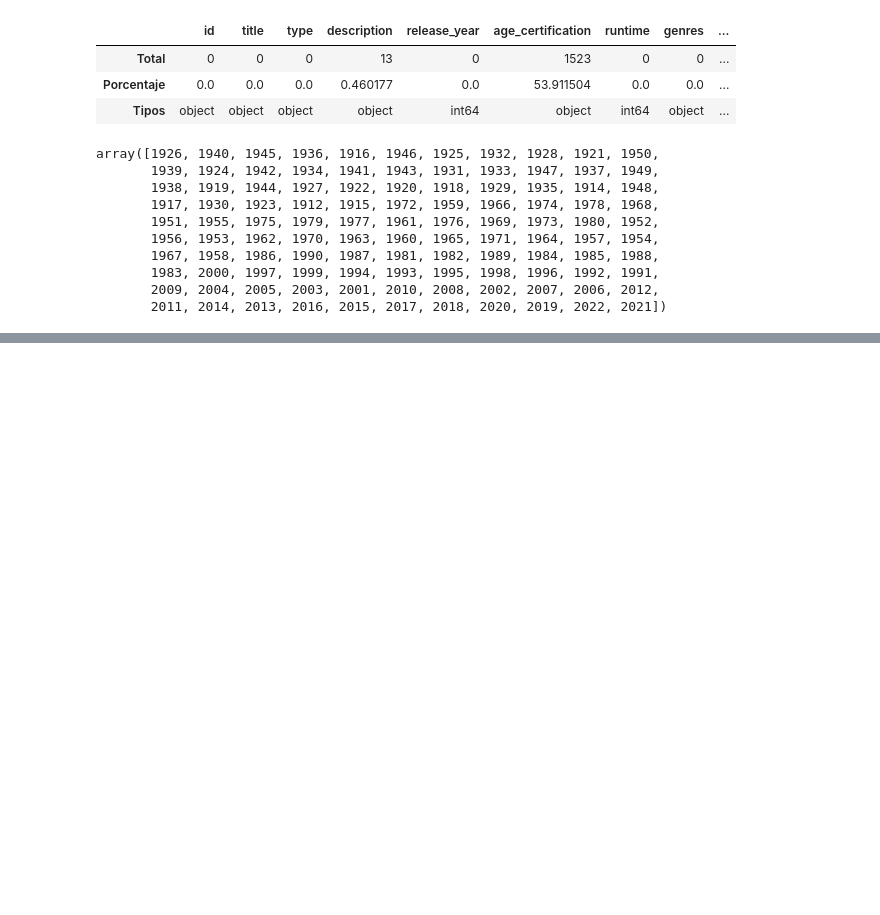
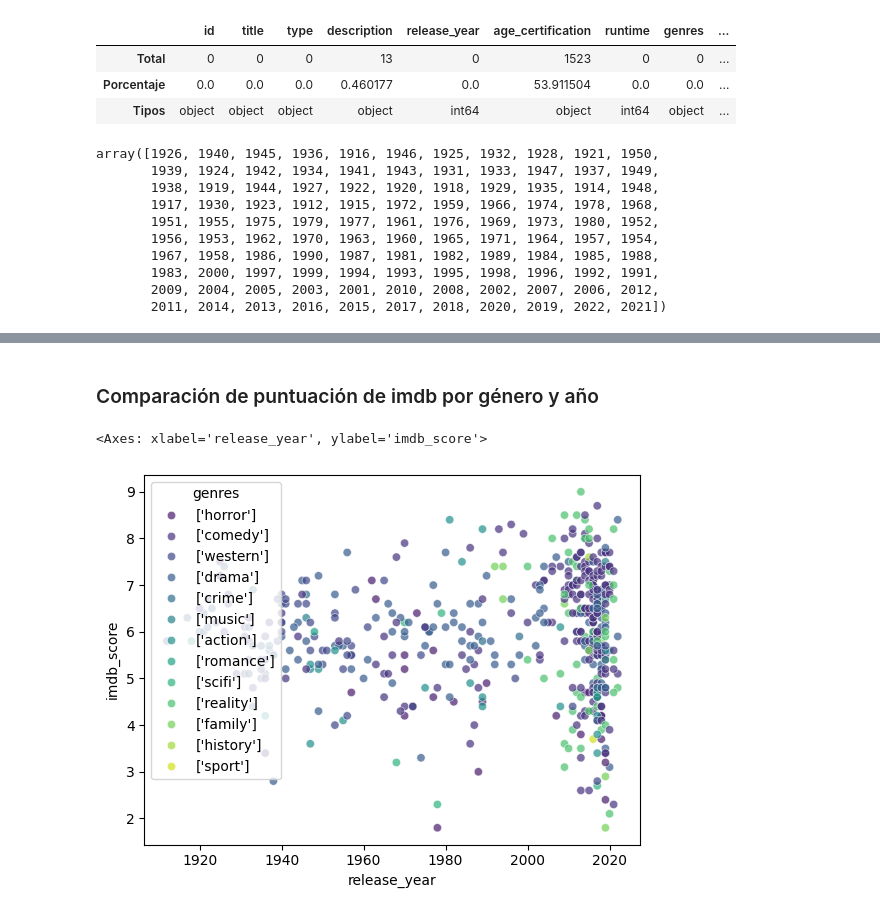
Before and after one commit to davidcabrero/EDA_Paramount, a Jupyter notebook: EDA_Paramount.ipynb, the cells around one changed output, grey strips where cells are left out. Drawn from its saved outputs; the diff is of its cells as text; code cells hidden in the pictures; blank space fills up the shorter version.

```diff
--- a/EDA_Paramount.ipynb
+++ b/EDA_Paramount.ipynb
@@ -254,0 +229,15 @@ ValueError: Could not interpret value `income` for `hue`. An entry with this nam
+# %% [markdown]
+### Comparación de puntuación de imdb por género y año
+# %%
+filtroGeneros = df_paramount[df_paramount['genres'].apply(lambda x: len(str(x)) < 12 and len(str(x)) > 3)]
+sns.scatterplot(
+    data=filtroGeneros,
+    x="release_year",
+    y="imdb_score",
+    hue="genres",            # Diferenciar por género
+    palette="viridis",
+    alpha=0.7                # Transparencia para ver puntos superpuestos
+)
+# %% [output]
+<Axes: xlabel='release_year', ylabel='imdb_score'>
+[figure, added]
```
Also changed, not shown: parts of 12 cells of this notebook.
